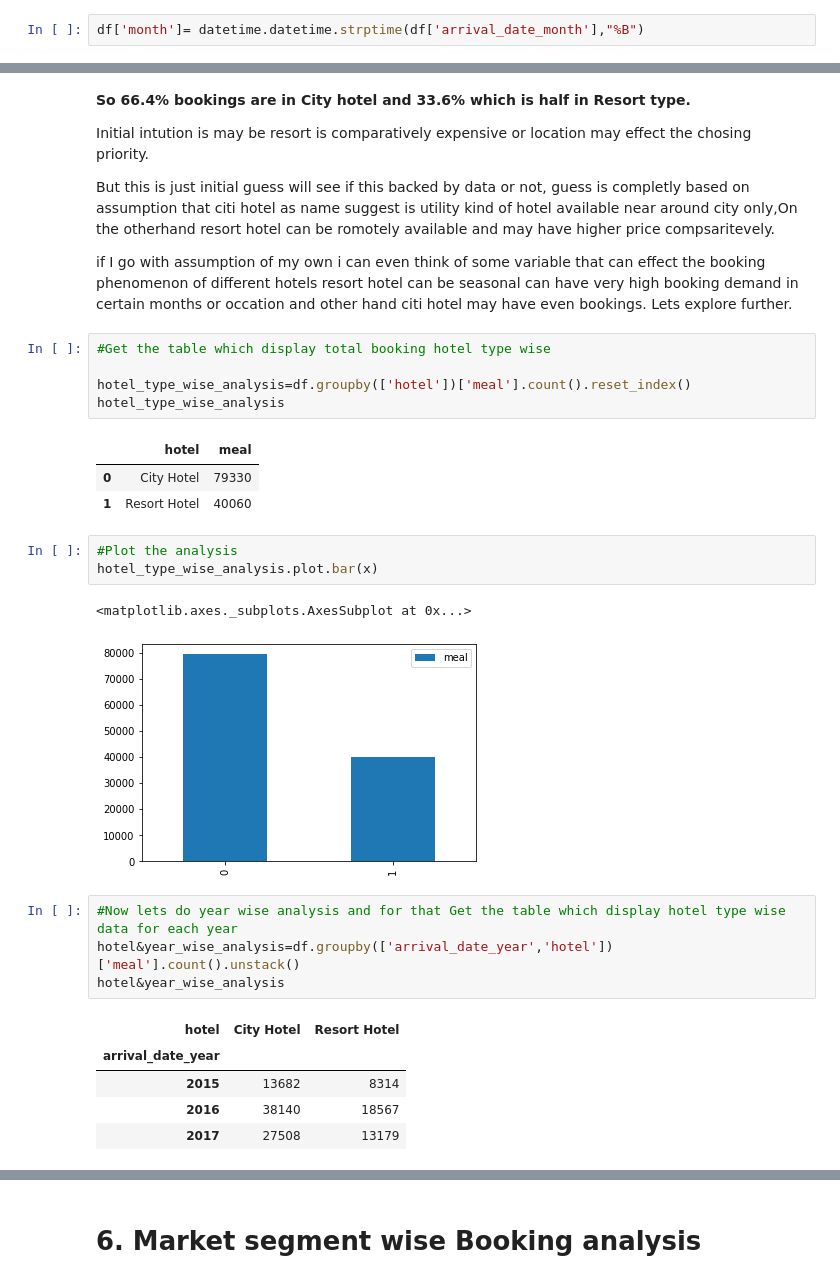
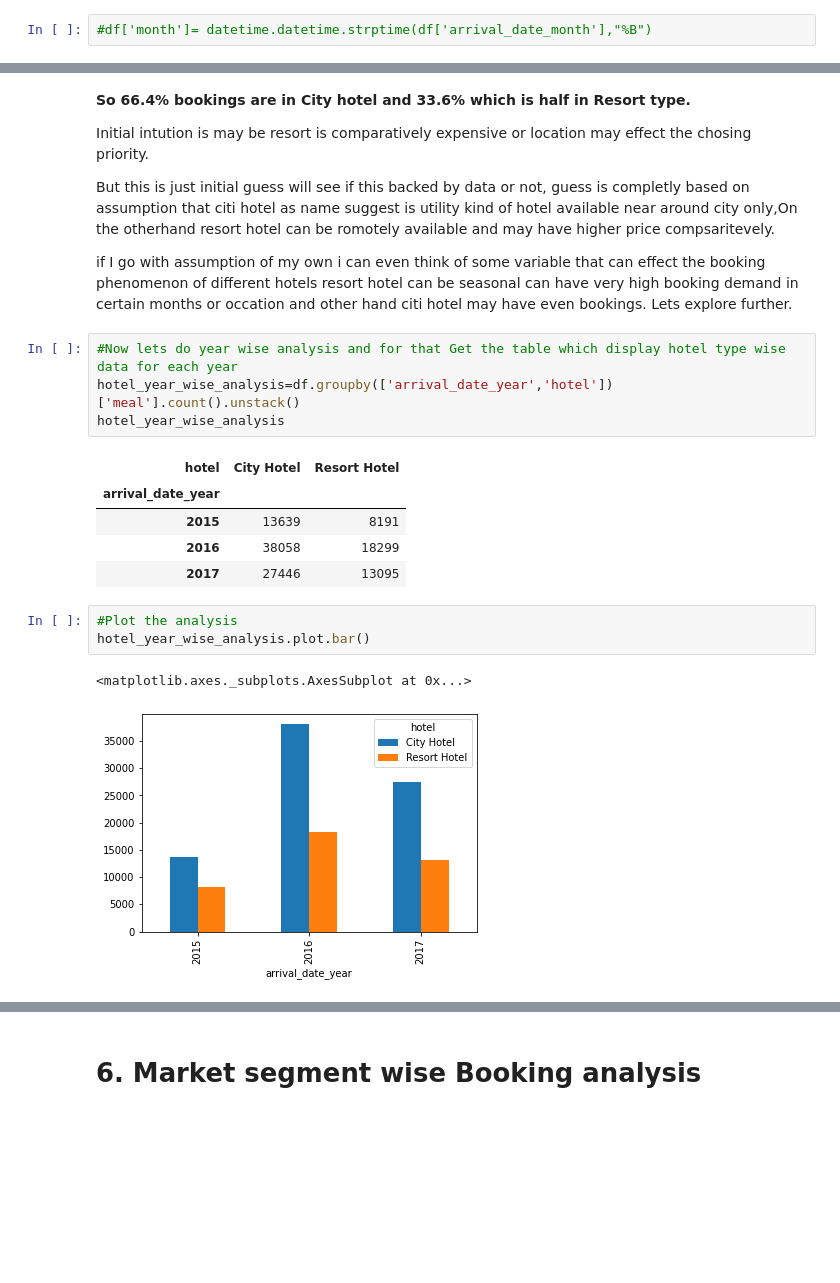
Before and after one commit to solankinitin1210/Capstone-Project-Hotel-Booking-Analysis, a Jupyter notebook: Capstone_Project_Hotel_Booking_Analysis_Capstone_Project.ipynb, the cells around one changed output, grey strips where cells are left out. Saved outputs shown, nothing was run; the diff lists cells and outputs as text; blank space fills up the shorter version.

```diff
--- a/Capstone_Project_Hotel_Booking_Analysis_Capstone_Project.ipynb
+++ b/Capstone_Project_Hotel_Booking_Analysis_Capstone_Project.ipynb
@@ -219,7 +219,7 @@ for index,row in df.iterrows():
 df['dateInt']=df['arrival_date_year'].astype(str) + df['month_no'].astype(str).str.zfill(2)+ df['arrival_date_day_of_month'].astype(str).str.zfill(2)
 df['Date'] = pd.to_datetime(df['dateInt'], format='%Y%m%d')
 # %%
-df['month']= datetime.datetime.strptime(df['arrival_date_month'],"%B")
+#df['month']= datetime.datetime.strptime(df['arrival_date_month'],"%B")
 # %%
 #Add Month-year Column
 df['month_year'] = pd.to_datetime(df['Date']).dt.to_period('M')
@@ -246,27 +250,18 @@ But this is just initial guess will see if this backed by data or not, guess is
 if I go with assumption of my own i can even think of some variable that can effect the booking phenomenon of different hotels resort hotel can be seasonal can have very high booking demand in certain months or occation and other hand citi hotel may have even bookings.
 Lets explore further.
 # %%
-#Get the table which display total booking hotel type wise
-
-hotel_type_wise_analysis=df.groupby(['hotel'])['meal'].count().reset_index()
-hotel_type_wise_analysis
+#Now lets do year wise analysis and for that Get the table which display hotel type wise data for each year
+hotel_year_wise_analysis=df.groupby(['arrival_date_year','hotel'])['meal'].count().unstack()
+hotel_year_wise_analysis
 # %% [output]
-|  | hotel | meal |
-| 0 | City Hotel | 79330 |
-| 1 | Resort Hotel | 40060 |
+| hotel | City Hotel | Resort Hotel |
+| arrival_date_year |  |  |
+| 2015 | 13639 | 8191 |
+| 2016 | 38058 | 18299 |
+| 2017 | 27446 | 13095 |
 # %%
 #Plot the analysis
-hotel_type_wise_analysis.plot.bar(x)
+hotel_year_wise_analysis.plot.bar()
 # %% [output]
 <matplotlib.axes._subplots.AxesSubplot at 0x...>
-[figure, old version]
+[figure, new version]
-# %%
-#Now lets do year wise analysis and for that Get the table which display hotel type wise data for each year
-hotel&year_wise_analysis=df.groupby(['arrival_date_year','hotel'])['meal'].count().unstack()
-hotel&year_wise_analysis
-# %% [output]
-| hotel | City Hotel | Resort Hotel |
-| arrival_date_year |  |  |
-| 2015 | 13682 | 8314 |
-| 2016 | 38140 | 18567 |
-| 2017 | 27508 | 13179 |
```
Also changed, not shown: parts of 33 cells of this notebook.
